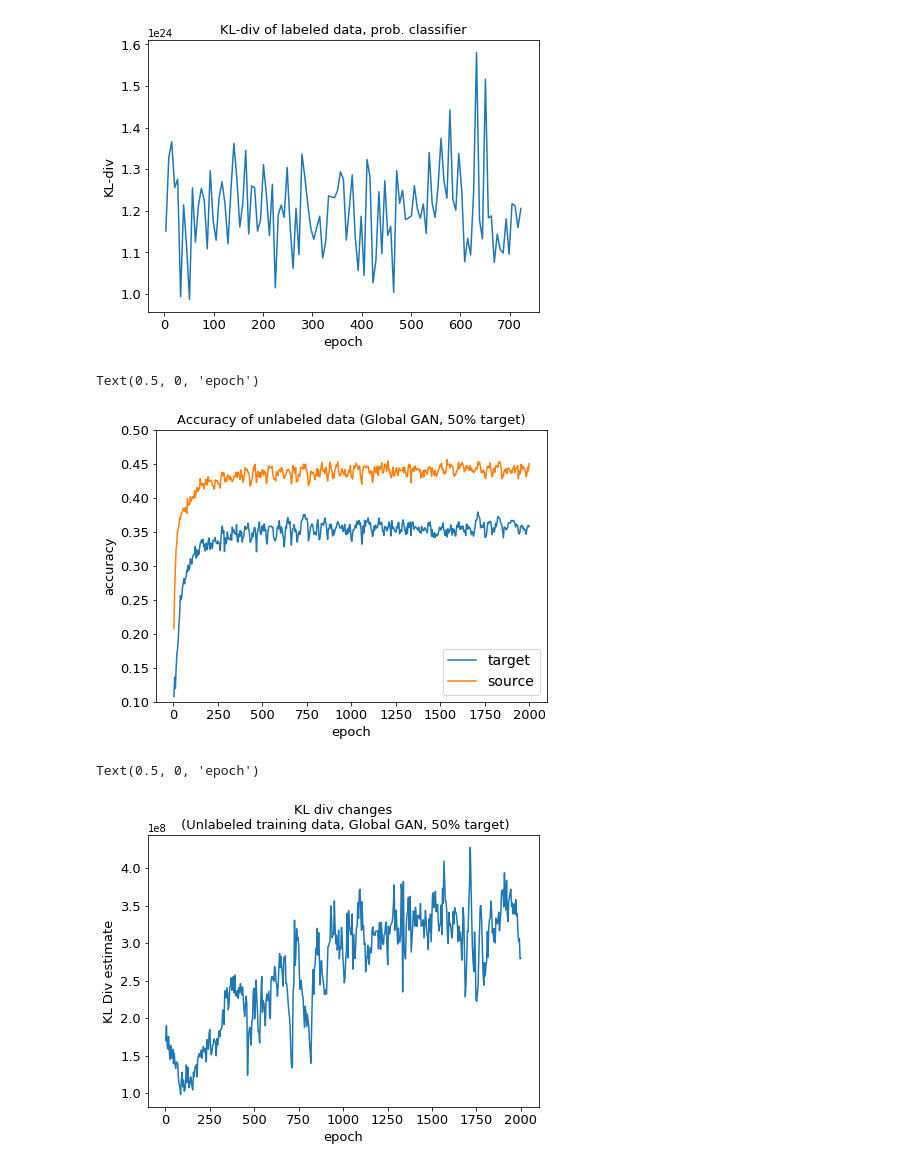
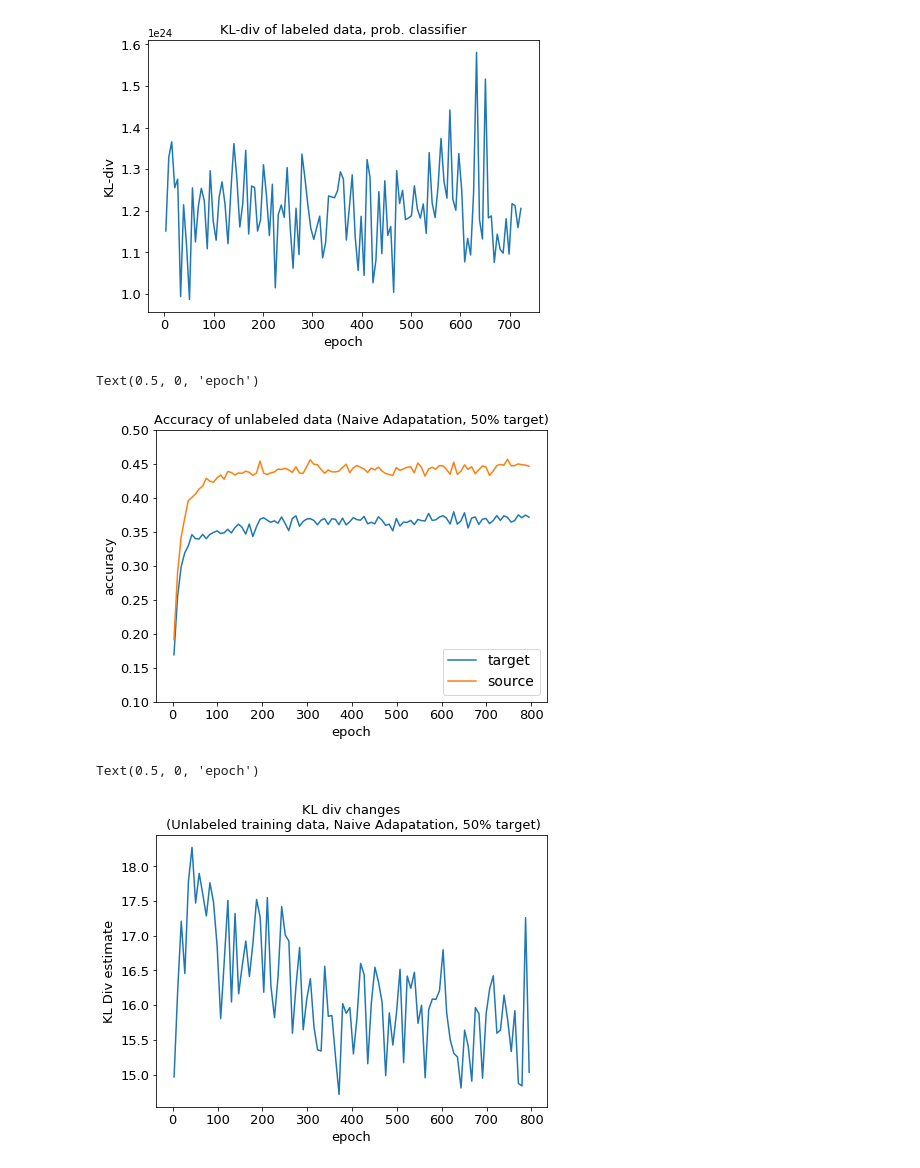
Before and after one commit to stevenliu000/time-series-domain-adaptation, a Jupyter notebook: f_div/visualization.ipynb, the cells around one changed output. Saved outputs shown, nothing was run; the diff lists cells and outputs as text; code cells hidden in the pictures.

```diff
--- a/f_div/visualization.ipynb
+++ b/f_div/visualization.ipynb
@@ -91,9 +91,9 @@ plt.xlabel('epoch', fontsize=13)
 Text(0.5, 0, 'epoch')
 [figure]
 # %%
-simple_MLP_path = "/Users/stevenliu/tmp10/global_gan_lbl_0.5_sclass_0.7_KL_classifier/"
-unlabeled_f_div = np.load(simple_MLP_path+"unlabeled_KL.npy")
-labeled_f_div = np.load(simple_MLP_path+"labeled_KL.npy")
+simple_MLP_path = "/Users/stevenliu/tmp10/naive_lbl_0.5_sclass_0.7_JS_classifier/"
+unlabeled_f_div = np.load(simple_MLP_path+"KL_report_js_unlabeled_np.npy", allow_pickle=True)
+labeled_f_div = np.load(simple_MLP_path+"KL_report_js_labeled_np.npy", allow_pickle=True)
 epochs = np.load(simple_MLP_path+"epochs.npy")
 # %%
 unlabeled_target_acc = np.load(simple_MLP_path+'acc_target_unlabeled_classifier_.npy')
@@ -102,7 +102,7 @@ epochs_acc = np.load(simple_MLP_path+'epochs.npy')
 # %%
 plt.plot(epochs_acc, unlabeled_target_acc, label='target')
 plt.plot(epochs_acc, unlabeled_source_acc, label='source')
-plt.title('Accuracy of unlabeled data (Global GAN, 50% target)', fontsize=13)
+plt.title('Accuracy of unlabeled data (Naive Adapatation, 50% target)', fontsize=13)
 plt.legend(loc='lower right', fontsize=14)
 plt.yticks(fontsize=13)
 plt.xticks(fontsize=13)
@@ -111,17 +111,17 @@ plt.ylabel("accuracy", fontsize=13)
 plt.xlabel('epoch', fontsize=13)
 # %% [output]
 Text(0.5, 0, 'epoch')
-[figure, old version]
+[figure, new version]
 # %%
 plt.plot(epochs, unlabeled_f_div)
-plt.title('KL div changes\n (Unlabeled training data, Global GAN, 50% target)', fontsize=13)
+plt.title('KL div changes\n (Unlabeled training data, Naive Adapatation, 50% target)', fontsize=13)
 plt.yticks(fontsize=13)
 plt.xticks(fontsize=13)
 plt.ylabel("KL Div estimate", fontsize=13)
 plt.xlabel('epoch', fontsize=13)
 # %% [output]
 Text(0.5, 0, 'epoch')
-[figure, old version]
+[figure, new version]
 # %%
 plt.plot(epochs, labeled_f_div)
 plt.title('KL div changes\n (Labeled training data, Local GAN, 50% target)', fontsize=13)
```
Also changed, not shown: parts of 1 cell of this notebook, 1 other file.
